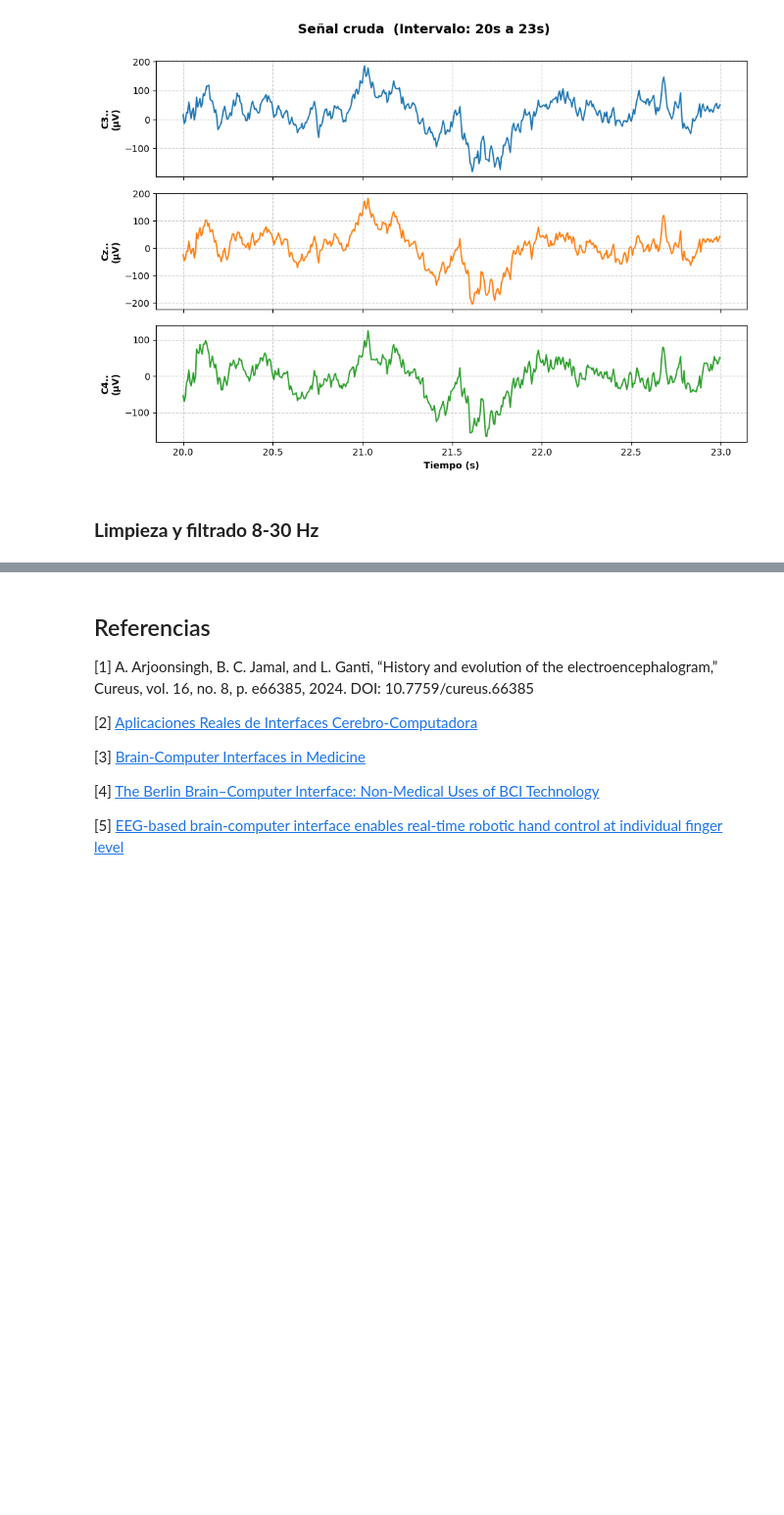
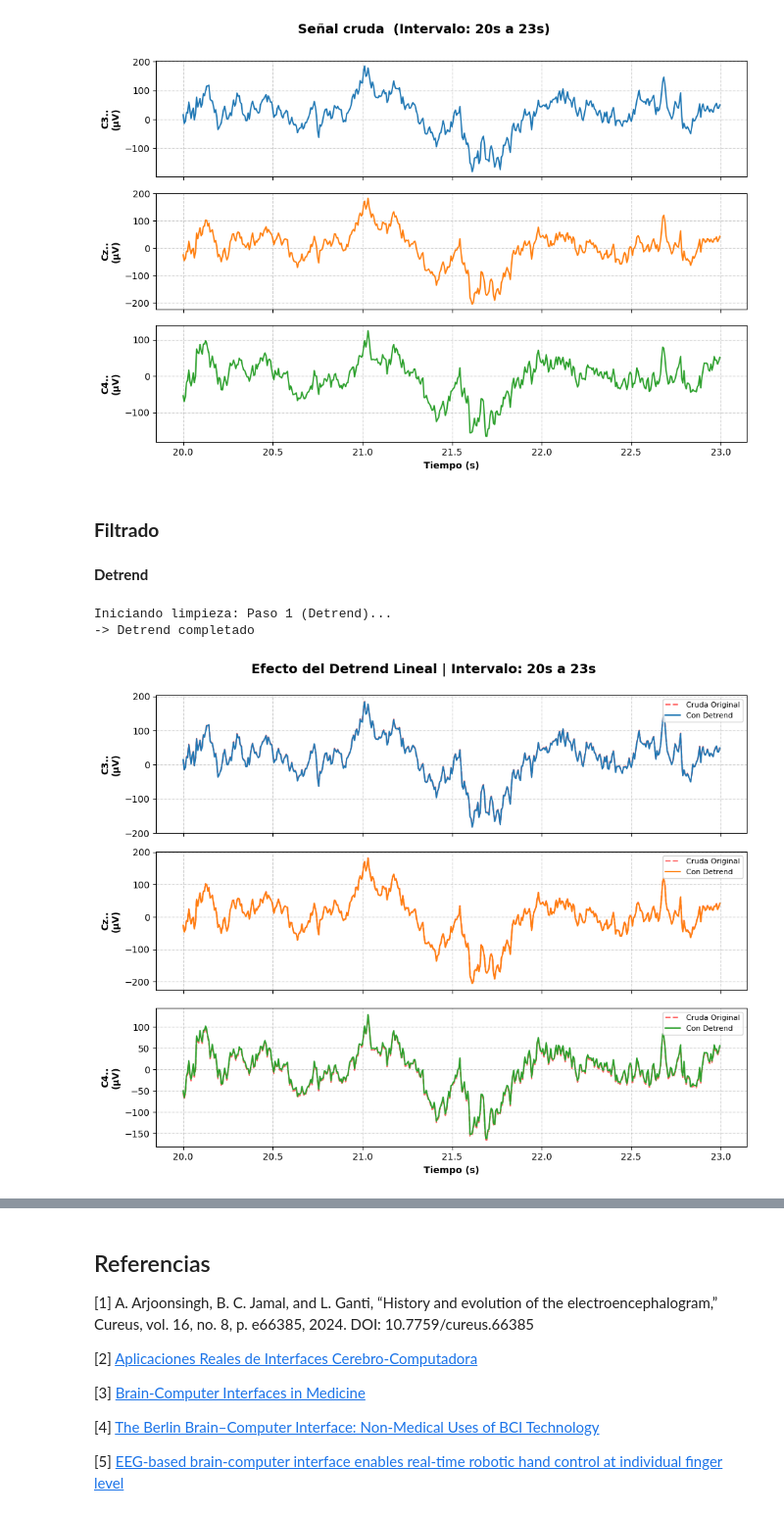
Before and after one commit to PaulaCCano/lab_Biosenales, a Jupyter notebook: avances_proyecto.ipynb, the cells around one changed output, grey strips where cells are left out. Shown at 98% size. Drawn from its saved outputs; the diff is of its cells as text; code cells hidden in the pictures; blank space fills up the shorter version.

Commit message:
Proceso de filtrado

```diff
--- a/avances_proyecto.ipynb
+++ b/avances_proyecto.ipynb
@@ -244,5 +245,60 @@ plt.subplots_adjust(top=0.9)
 plt.show()
 # %% [output]
 [figure]
+# %% [markdown]
+### **Filtrado**
 # %% [markdown]
-### **Limpieza y filtrado 8-30 Hz**
+**Detrend**
+# %%
+
+from scipy.signal import detrend
+
+print("Iniciando limpieza: Paso 1 (Detrend)...")
+
+# 1. Copiamos la señal cruda
+raw_detrend = raw.copy()
+
+#  Aplicamos detrend a toda la señal
+raw_detrend.apply_function(detrend, channel_wise=False)
+
+#  Extraemos los datos para poder graficarlos
+datos_detrend = raw_detrend.get_data() * 1e6
+
+print("-> Detrend completado")
+# %% [output]
+Iniciando limpieza: Paso 1 (Detrend)...
+-> Detrend completado
+# %%
+# GRÁFICA COMPARATIVA: SEÑAL CRUDA VS DETREND
+# ==========================================
+# Definimos el intervalo (podemos ir camnbiando para comparar diferentes segmentos)
+inicio_seg = 20
+fin_seg = 23
+
+idx_inicio = int(inicio_seg * Fs)
+idx_fin = int(fin_seg * Fs)
+
+T_zoom = T[idx_inicio:idx_fin]
+
+fig, axs = plt.subplots(3, 1, figsize=(10, 8), sharex=True)
+fig.suptitle(f"Efecto del Detrend Lineal | Intervalo: {inicio_seg}s a {fin_seg}s", fontsize=14, fontweight='bold')
+
+for i, canal in enumerate(raw_detrend.ch_names):
+    # Graficamos la señal  original vs la señal con detrend para el mismo intervalo
+    axs[i].plot(T_zoom, datos_uv[i, idx_inicio:idx_fin], color='red', linestyle='--', alpha=0.6, label='Cruda Original')
+
+    # Graficamos la señal con DETREND (línea sólida azul/roja/verde)
+    colores = ['#1f77b4', '#ff7f0e', '#2ca02c']
+    axs[i].plot(T_zoom, datos_detrend[i, idx_inicio:idx_fin], color=colores[i], linewidth=1.5, label='Con Detrend')
+
+    axs[i].set_ylabel(f"{canal}\n(µV)", fontweight='bold')
+    axs[i].grid(True, linestyle='--', alpha=0.6)
+    axs[i].legend(loc='upper right', fontsize=8)
+
+axs[-1].set_xlabel("Tiempo (s)", fontweight='bold')
+
+plt.tight_layout()
+plt.subplots_adjust(top=0.92)
+plt.show()
+# %% [output]
+[figure, added]
```
Also changed, not shown: parts of 6 cells of this notebook.
